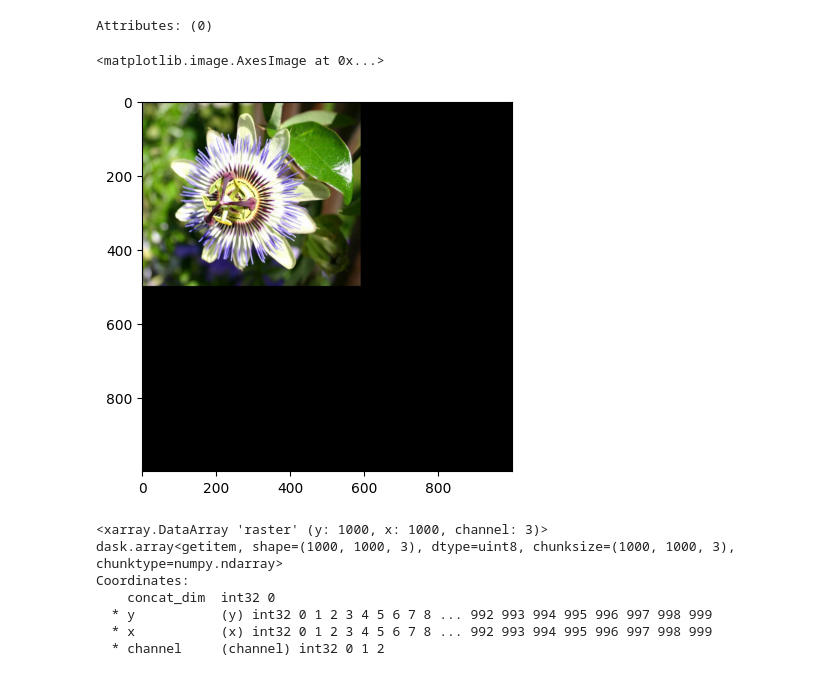
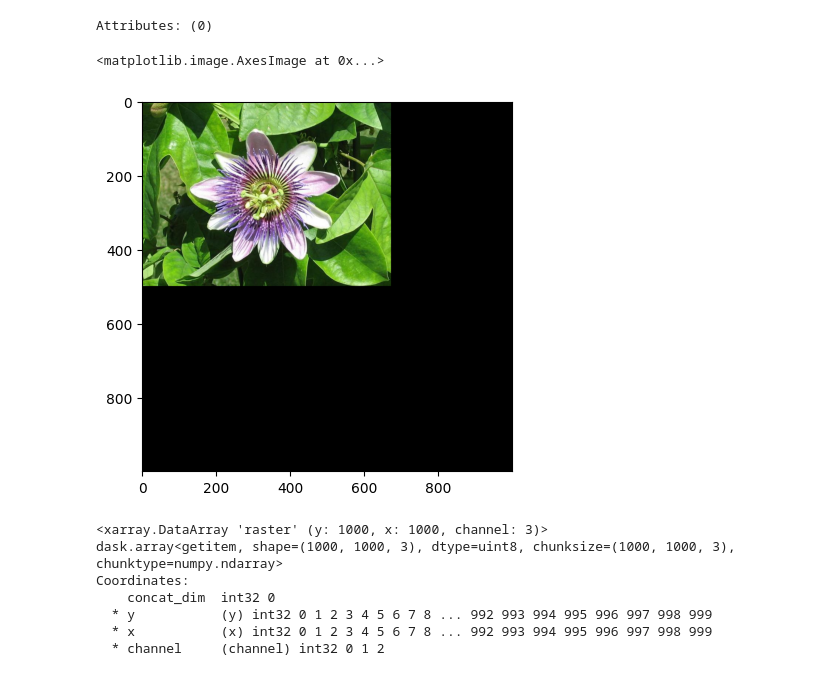
Before and after one commit to lucyOCg/scivision, a Jupyter notebook: flower_power.ipynb, the cells around one changed output. Cells and saved outputs as stored; diff of their text form; code cells hidden in the pictures.

```diff
--- a/flower_power.ipynb
+++ b/flower_power.ipynb
@@ -172,10 +197,10 @@ dask.array<chunksize=(1, 1000, 1000, 3), meta=np.ndarray>
 Attributes: (0)
 # %%
 import matplotlib.pyplot as plt
-plt.imshow(test_image.raster[0])
+plt.imshow(test_image.raster[153])
 # %% [output]
 <matplotlib.image.AxesImage at 0x...>
-[figure, old version]
+[figure, new version]
 # %%
 print(test_image.raster[0])
 # %% [output]
```
Also changed, not shown: parts of 7 cells of this notebook.
